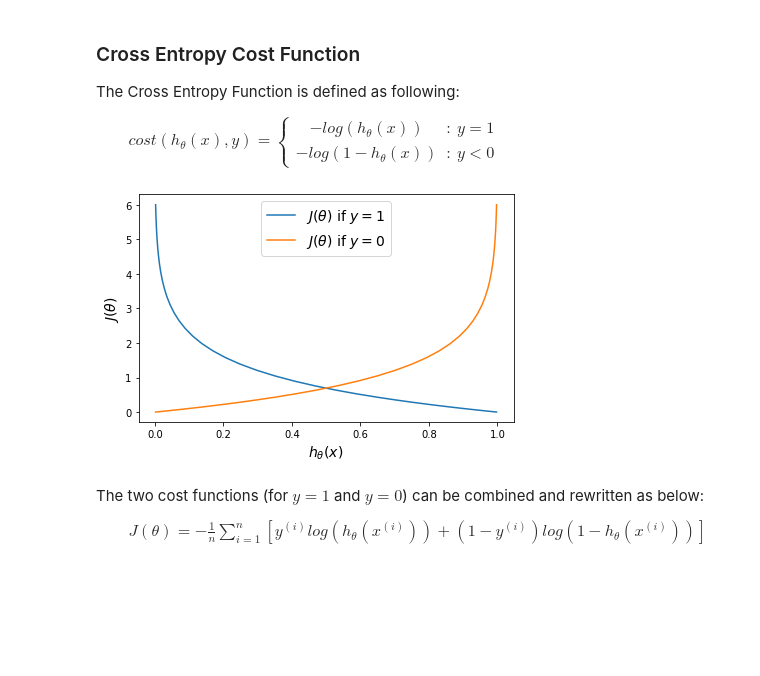
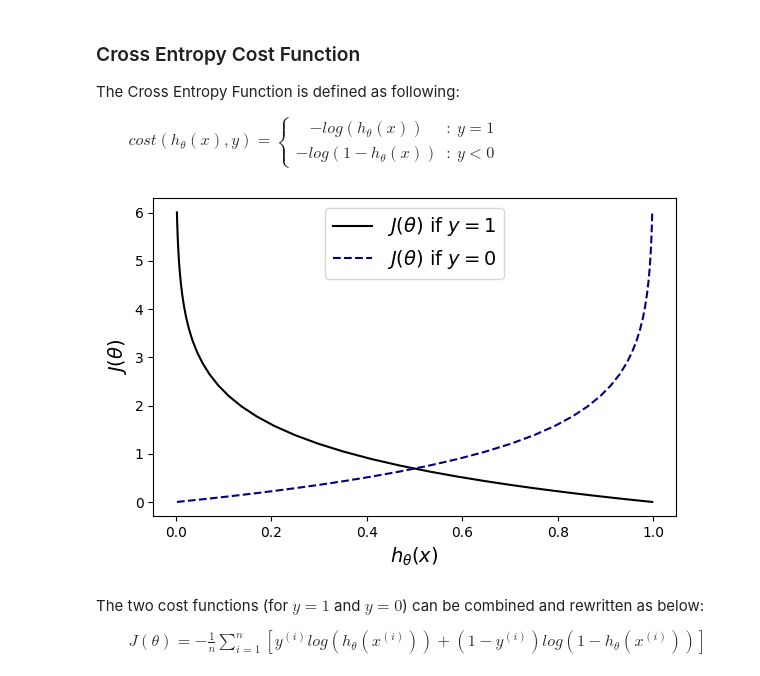
Before and after one commit to jchen8000/MLDLWithPython, a Jupyter notebook: 4_02_Logistic_Regression/Logistic_Regression_Algorithm_Implementation.ipynb, the cells around one changed output. Cells and saved outputs as stored; diff of their text form; code cells hidden in the pictures; blank space fills up the shorter version.

Commit message:
update colors of plots

```diff
--- a/4_02_Logistic_Regression/Logistic_Regression_Algorithm_Implementation.ipynb
+++ b/4_02_Logistic_Regression/Logistic_Regression_Algorithm_Implementation.ipynb
@@ -69,18 +69,19 @@ def _cross_entropy(x, y):
 # %%
 x = np.linspace(-6, 6, 50)
 cost_1 = _cross_entropy(x, y=1)
 cost_0 = _cross_entropy(x, y=0)
 
 fig = plt.figure(figsize=(6,4))
-plt.plot(sigmoid(x), cost_1, label=r'$J(\theta)$ if $y=1$')
-plt.plot(sigmoid(x), cost_0, label=r'$J(\theta)$ if $y=0$')
+plt.plot(sigmoid(x), cost_1, label=r'$J(\theta)$ if $y=1$', c='k')
+plt.plot(sigmoid(x), cost_0, label=r'$J(\theta)$ if $y=0$', c='navy', ls='--')
 plt.xlabel(r'$h_\theta(x)$', fontsize=14)
 plt.ylabel(r'$J(\theta)$', fontsize=14)
 plt.legend(loc='upper center', fontsize=14)
 plt.tight_layout()
+plt.savefig("logistic_regression_cross_entropy.svg", format="svg", transparent=True, bbox_inches='tight')
 plt.show()
 # %% [output]
-[figure, old version]
+[figure, new version]
 # %% [markdown]
 
 The two cost functions (for $y=1$ and $y=0$) can be combined and rewritten as below:
```
Also changed, not shown: parts of 4 cells of this notebook, 3 other files.
